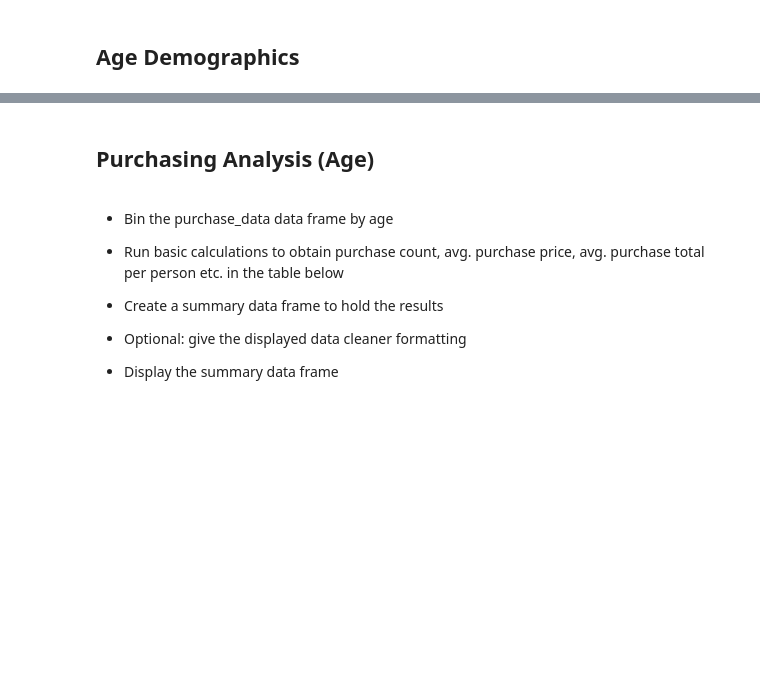
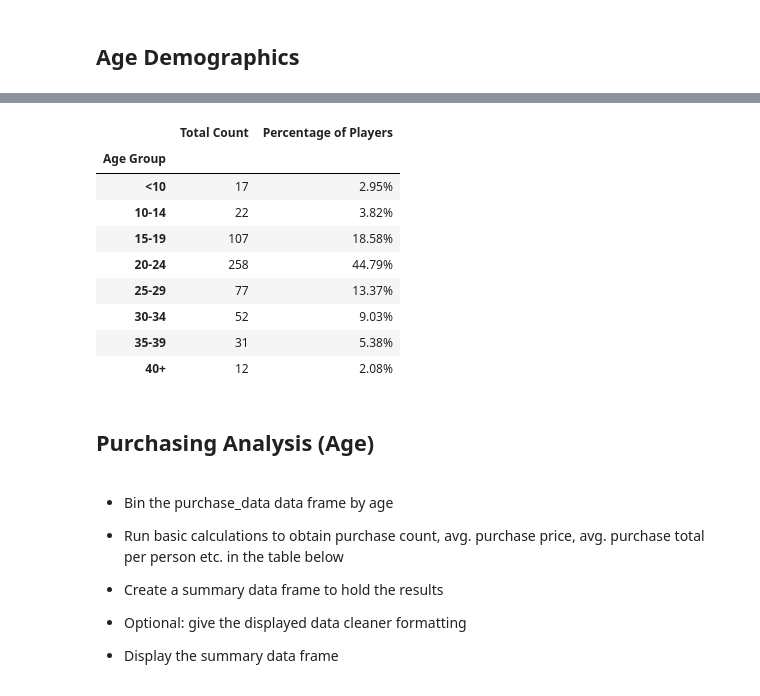
Before and after one commit to eucortes04/pandas_challenge, a Jupyter notebook: HeroesOfPymoli/HeroesOfPymoli_starter.ipynb, the cells around one changed output, grey strips where cells are left out. Saved outputs shown, nothing was run; the diff lists cells and outputs as text; code cells hidden in the pictures; blank space fills up the shorter version.

```diff
--- a/HeroesOfPymoli/HeroesOfPymoli_starter.ipynb
+++ b/HeroesOfPymoli/HeroesOfPymoli_starter.ipynb
@@ -126,3 +95,30 @@ male['SN'].nunique()
+# %%
+#Bins info
+bins_age = [0,9,14,19,24,29,34,39,100]
+bins_age_labels = ['<10','10-14','15-19','20-24','25-29','30-34','35-39','40+']
+
+#add bins to dataframe
+purchase_data['Age Group'] = pd.cut(purchase_data["Age"],bins=bins_age,labels=bins_age_labels)
+
+#create dataframe for summary grouping by the bins and counting unique screen names
+age_demographics = pd.DataFrame({
+    'Total Count': purchase_data.groupby(['Age Group'])['SN'].nunique()
+})
+age_demographics.insert(1,'Percentage of Players',age_demographics['Total Count']/total_players_df.iloc[0,0])
+
+#Formatting and print
+age_demographics.style.format({'Percentage of Players':'{:,.2%}'})
+# %% [output]
+|  | Total Count | Percentage of Players |
+| Age Group |  |  |
+| <10 | 17 | 2.95% |
+| 10-14 | 22 | 3.82% |
+| 15-19 | 107 | 18.58% |
+| 20-24 | 258 | 44.79% |
+| 25-29 | 77 | 13.37% |
+| 30-34 | 52 | 9.03% |
+| 35-39 | 31 | 5.38% |
+| 40+ | 12 | 2.08% |
 # %% [markdown]
 ## Purchasing Analysis (Age)
 # %% [markdown]
```
Also changed, not shown: parts of 19 cells of this notebook.
